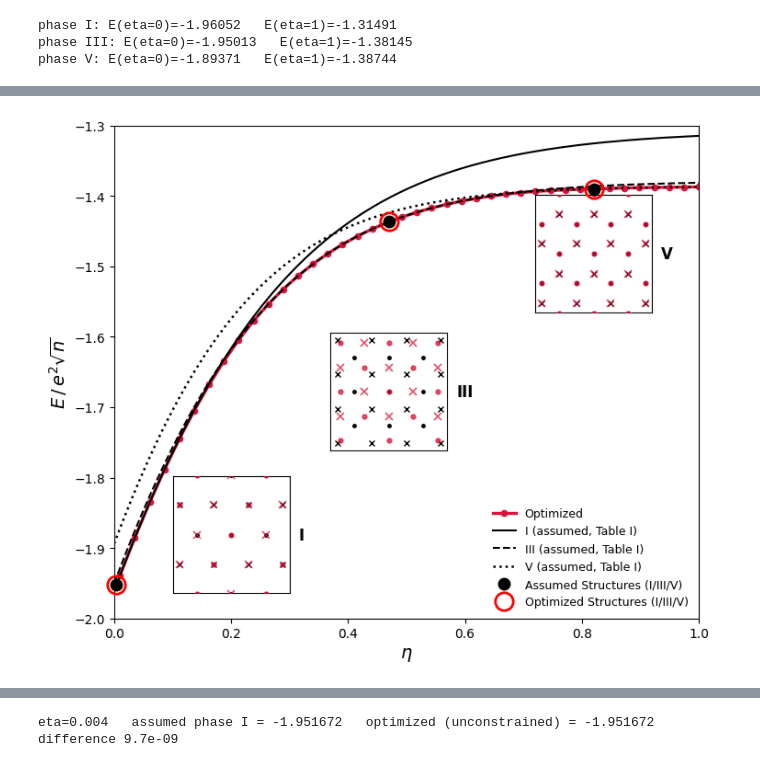
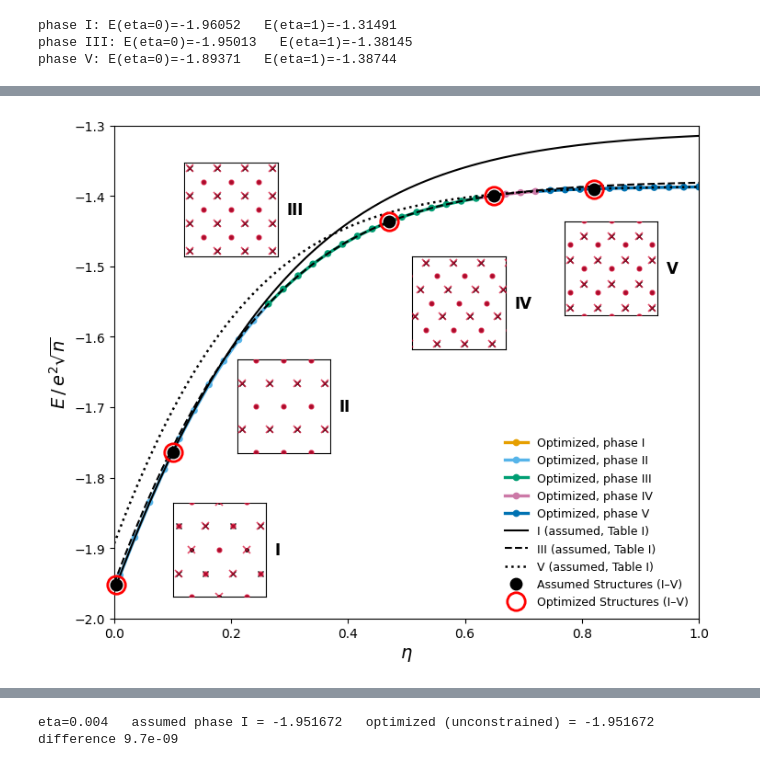
Before and after one commit to EmiliaSzynwald/EZwald, a Jupyter notebook: tutorials/bilayer_optimization.ipynb, the cells around one changed output, grey strips where cells are left out. Saved outputs shown, nothing was run; the diff lists cells and outputs as text; code cells hidden in the pictures.

Commit message:
Update tutorials (#12)
* Update tutorials: add defects tutorial, soft phases, monolayer fixes

* Update README tutorial requirements

```diff
--- a/tutorials/bilayer_optimization.ipynb
+++ b/tutorials/bilayer_optimization.ipynb
@@ -254,21 +212,18 @@ PHASE_TABLE = {
         a2=lambda a: np.array([0.0, np.sqrt(3) * a]),
         c=lambda a1, a2: (a1 + a2) / 2,
         nsa2=1 / np.sqrt(3),
-        label="I. One-component hexagonal",
     ),
     "III": dict(
         a1=lambda a: np.array([a, 0.0]),
         a2=lambda a: np.array([0.0, a]),
         c=lambda a1, a2: (a1 + a2) / 2,
         nsa2=1.0,
-        label="III. Staggered square",
     ),
     "V": dict(
         a1=lambda a: np.array([a, 0.0]),
         a2=lambda a: np.array([0.5 * a, np.sqrt(3) / 2 * a]),
         c=lambda a1, a2: (a1 + a2) / 3,
         nsa2=2 / np.sqrt(3),
-        label="V. Staggered hexagonal",
     ),
 }
 
@@ -383,75 +414,78 @@ def optimized_lattice_patch(eta, key, n_restarts=8, nstep=500, nrep=2):
     RB = ij @ cell + frac_shift @ cell
     return RA, RB, cell, best_energy
 # %%
+from matplotlib.collections import LineCollection
+from matplotlib.lines import Line2D
+
 fig, ax = plt.subplots(figsize=(7.5, 6.2))
 
-# Draw red first, at the lowest z-order, so the black assumed curves are drawn
-# on top of it -- wherever the optimized curve truly overlaps a black curve it
-# will be hidden underneath, and any real deviation will visibly poke out from
-# behind the black line.
-ax.plot(
-    eta_opt, energies_opt,
-    ls="-", lw=2.4, color="crimson",
-    marker="o", ms=4.5, mfc="crimson", mec="crimson",
-    label="Optimized", zorder=1,
-)
+# Optimized sweep, colored by the phase the paper assigns to each eta. Each line
+# segment takes the color of the phase at its midpoint. It is drawn at the lowest
+# z-order so the black assumed curves sit on top of it, and any real deviation
+# shows up as color poking out from behind the black lines.
+points = np.column_stack([eta_opt, energies_opt])
+segments = np.stack([points[:-1], points[1:]], axis=1)
+seg_colors = [PHASE_COLORS[phase_at(0.5 * (e0 + e1))] for e0, e1 in zip(eta_opt[:-1], eta_opt[1:])]
+ax.add_collection(LineCollection(segments, colors=seg_colors, lw=2.4, zorder=1))
+ax.scatter(eta_opt, energies_opt, s=20, c=[PHASE_COLORS[phase_at(e)] for e in eta_opt], zorder=1)
 
-ax.plot(eta_vals, energies_ref["I"], color="black", ls="-", lw=1.5, label="I (assumed, Table I)", zorder=3)
-ax.plot(eta_vals, energies_ref["III"], color="black", ls="--", lw=1.5, label="III (assumed, Table I)", zorder=3)
-ax.plot(eta_vals, energies_ref["V"], color="black", ls=":", lw=1.8, label="V (assumed, Table I)", zorder=3)
+ax.plot(eta_vals, energies_ref["I"], color="black", ls="-", lw=1.5, zorder=3)
+ax.plot(eta_vals, energies_ref["III"], color="black", ls="--", lw=1.5, zorder=3)
+ax.plot(eta_vals, energies_ref["V"], color="black", ls=":", lw=1.8, zorder=3)
 
 ax.set_xlim(0.0, 1.0)
 ax.set_ylim(-2.0, -1.3)
 ax.set_xlabel(r"$\eta$", fontsize=14)
 ax.set_ylabel(r"$E\,/\,e^2\sqrt{n}$", fontsize=14)
 
-inset_I = add_lattice_inset(ax, bounds_I, "I")
-inset_right_edge_label(ax, bounds_I, "I")
-inset_III = add_lattice_inset(ax, bounds_III, "III")
-inset_right_edge_label(ax, bounds_III, "III")
-inset_V = add_lattice_inset(ax, bounds_V, "V")
-inset_right_edge_label(ax, bounds_V, "V")
-
-# Overlay the ACTUAL optimized structure (cell + 2 relaxed electron positions) at
-# each of these same three eta values, directly on top of the black assumed
-# inset it should match -- a genuine geometry check, not just an energy check.
-inset_axes_by_phase = {"I": inset_I, "III": inset_III, "V": inset_V}
-eta_by_phase = dict(marker_points)
+# Insets: black = assumed (Table I) lattice, red = the structure the optimizer
+# actually found at the same eta, tiled the same way.
 structure_key = jax.random.PRNGKey(2024)
 optimized_structures = {}
 marker_energies = {}
-for phase in ["I", "III", "V"]:
+for phase in PHASES:
+    latvec, c, a = assumed_cells[phase]
+    inset = add_lattice_inset(ax, inset_bounds[phase], latvec, c, a)
+    inset_right_edge_label(ax, inset_bounds[phase], phase)
     structure_key, subkey = jax.random.split(structure_key)
-    RA, RB, cell_opt, e_marker = optimized_lattice_patch(eta_by_phase[phase], subkey)
+    # III and IV need a larger red patch so it fills the whole inset box.
+    nrep = 4 if phase in ("III", "IV") else 2
+    RA, RB, cell_opt, e_marker = optimized_lattice_patch(eta_by_phase[phase], subkey, nrep=nrep)
     optimized_structures[phase] = (RA, RB, cell_opt)
     marker_energies[phase] = e_marker
-    inset = inset_axes_by_phase[phase]
     inset.plot(*RA.T, ls="", marker=".", color="crimson", ms=7, alpha=0.75, zorder=4)
     inset.plot(*RB.T, ls="", marker="x", color="crimson", ms=6, mew=1.2, alpha=0.75, zorder=4)
 
-# Filled black circles: the exact (eta, E) point on each ASSUMED curve that the
-# black inset's Table-I geometry was pulled from.
+# No sweep point falls inside phase I's narrow range (eta < 0.006), so the optimized
+# energy at the phase I inset's eta is drawn in phase I's color instead.
+ax.scatter([eta_by_phase["I"]], [marker_energies["I"]], s=20, c=PHASE_COLORS["I"], zorder=2, clip_on=False)
+
+# Filled black circles: the (eta, E) point each black inset lattice was taken from.
 ax.plot(
-    eta_markers, E_markers,
+    [eta_by_phase[p] for p in PHASES], [assumed_energies[p] for p in PHASES],
     ls="", marker="o", ms=9, mfc="black", mec="black", mew=1.0, zorder=6, clip_on=False,
-    label="Assumed Structures (I/III/V)",
+)
+# Red open circles: the (eta, E) point on the optimized curve each red inset structure was taken from.
+ax.plot(
+    [eta_by_phase[p] for p in PHASES], [marker_energies[p] for p in PHASES],
+    ls="", marker="o", ms=14, mfc="none", mec="red", mew=2.0, zorder=7, clip_on=False,
 )
 
-# Red open circles: the exact (eta, E) point on the OPTIMIZED curve that each
-# inset's red "actual optimized structure" overlay above was pulled from.
-opt_marker_eta = [eta_by_phase[p] for p in ["I", "III", "V"]]
-opt_marker_E = [marker_energies[p] for p in ["I", "III", "V"]]
-ax.plot(
-    opt_marker_eta, opt_marker_E,
-    ls="", marker="o", ms=14, mfc="none", mec="red", mew=2.0, zorder=7, clip_on=False,
-    label="Optimized Structures (I/III/V)",
-)
-
-ax.legend(frameon=False, loc="lower right", fontsize=9)
+legend_handles = [
+    Line2D([], [], color=PHASE_COLORS[p], lw=2.4, marker="o", ms=4.5, label=f"Optimized, phase {p}")
+    for p in PHASES
+] + [
+    Line2D([], [], color="black", ls="-", lw=1.5, label="I (assumed, Table I)"),
+    Line2D([], [], color="black", ls="--", lw=1.5, label="III (assumed, Table I)"),
+    Line2D([], [], color="black", ls=":", lw=1.8, label="V (assumed, Table I)"),
+    Line2D([], [], ls="", marker="o", ms=9, mfc="black", mec="black", label="Assumed Structures (I–V)"),
+    Line2D([], [], ls="", marker="o", ms=14, mfc="none", mec="red", mew=2.0, label="Optimized Structures (I–V)"),
+]
+ax.legend(handles=legend_handles, frameon=False, loc="lower right", fontsize=9)
 
 fig.tight_layout()
 # %% [output]
-[figure, old version]
+[figure, new version]
 # %% [markdown]
 ## 9. Do the optimized structures match the assumed lattices?
 
```
Also changed, not shown: parts of 21 cells of this notebook, 3 other files.
